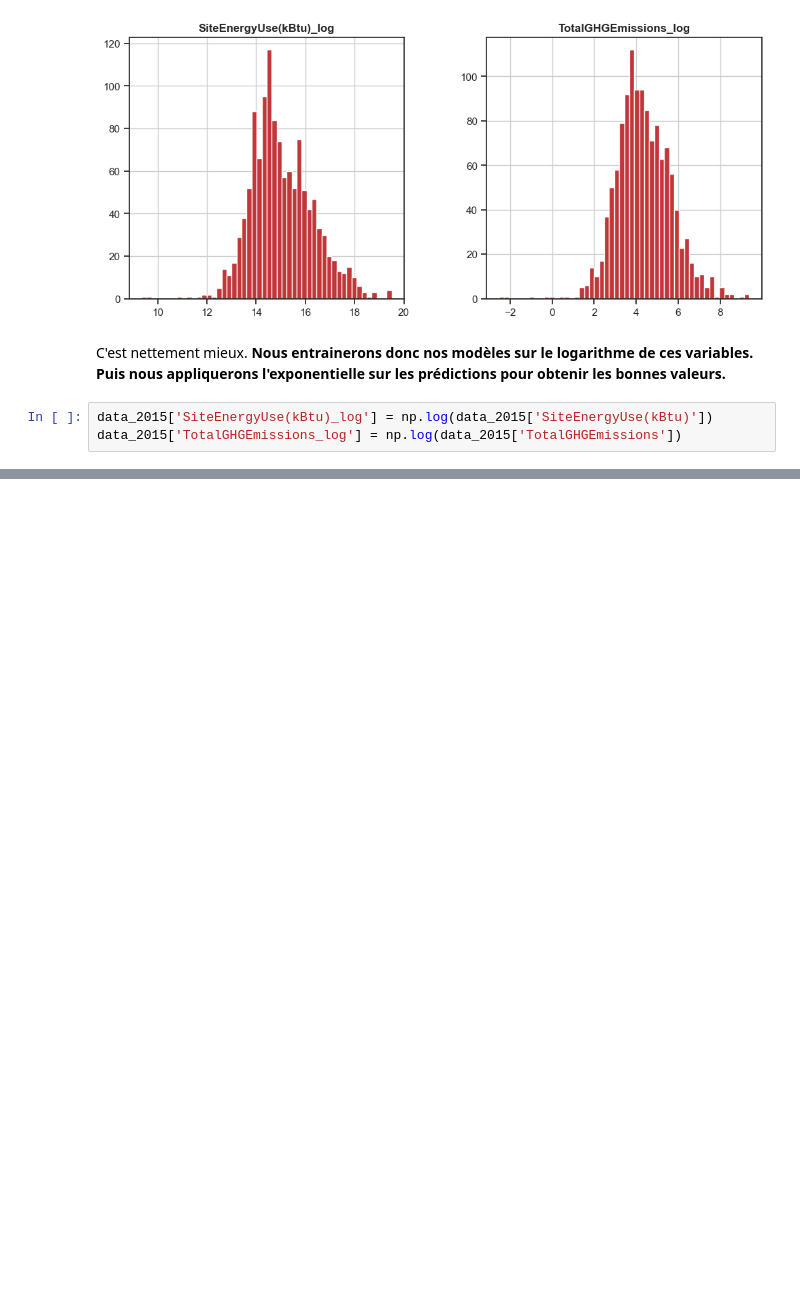
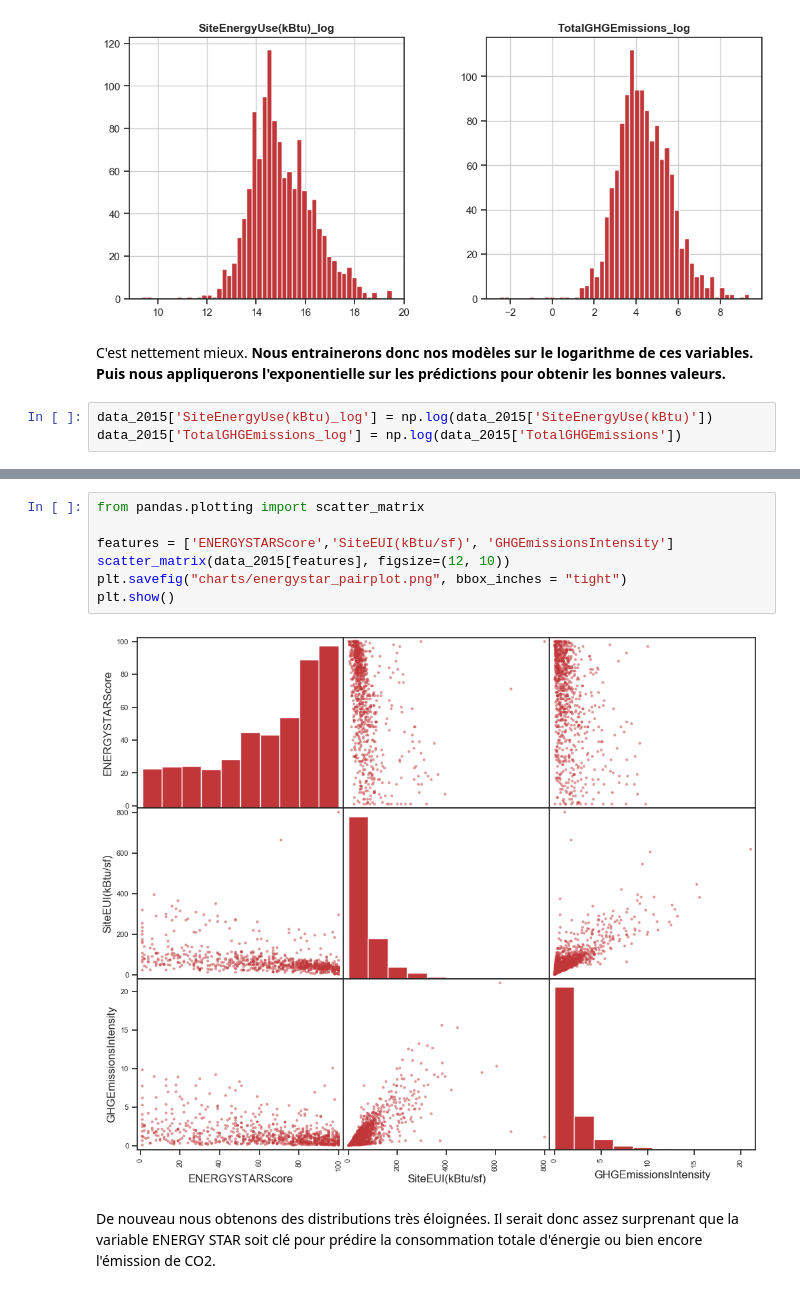
Before and after one commit to Pierre-Eloi/OC_DS_Project4, a Jupyter notebook: Project4_Feature_Engineering.ipynb, the cells around one changed output, grey strips where cells are left out. Drawn from its saved outputs; the diff is of its cells as text; blank space fills up the shorter version.

```diff
--- a/Project4_Feature_Engineering.ipynb
+++ b/Project4_Feature_Engineering.ipynb
@@ -224,0 +251,11 @@ data_2015['TotalGHGEmissions_log'] = np.log(data_2015['TotalGHGEmissions'])
+# %%
+from pandas.plotting import scatter_matrix
+
+features = ['ENERGYSTARScore','SiteEUI(kBtu/sf)', 'GHGEmissionsIntensity']
+scatter_matrix(data_2015[features], figsize=(12, 10))
+plt.savefig("charts/energystar_pairplot.png", bbox_inches = "tight")
+plt.show()
+# %% [output]
+[figure, added]
+# %% [markdown]
+De nouveau nous obtenons des distributions très éloignées. Il serait donc assez surprenant que la variable ENERGY STAR soit clé pour prédire la consommation totale d'énergie ou bien encore l'émission de CO2.
```
Also changed, not shown: parts of 12 cells of this notebook, 1 other file.
